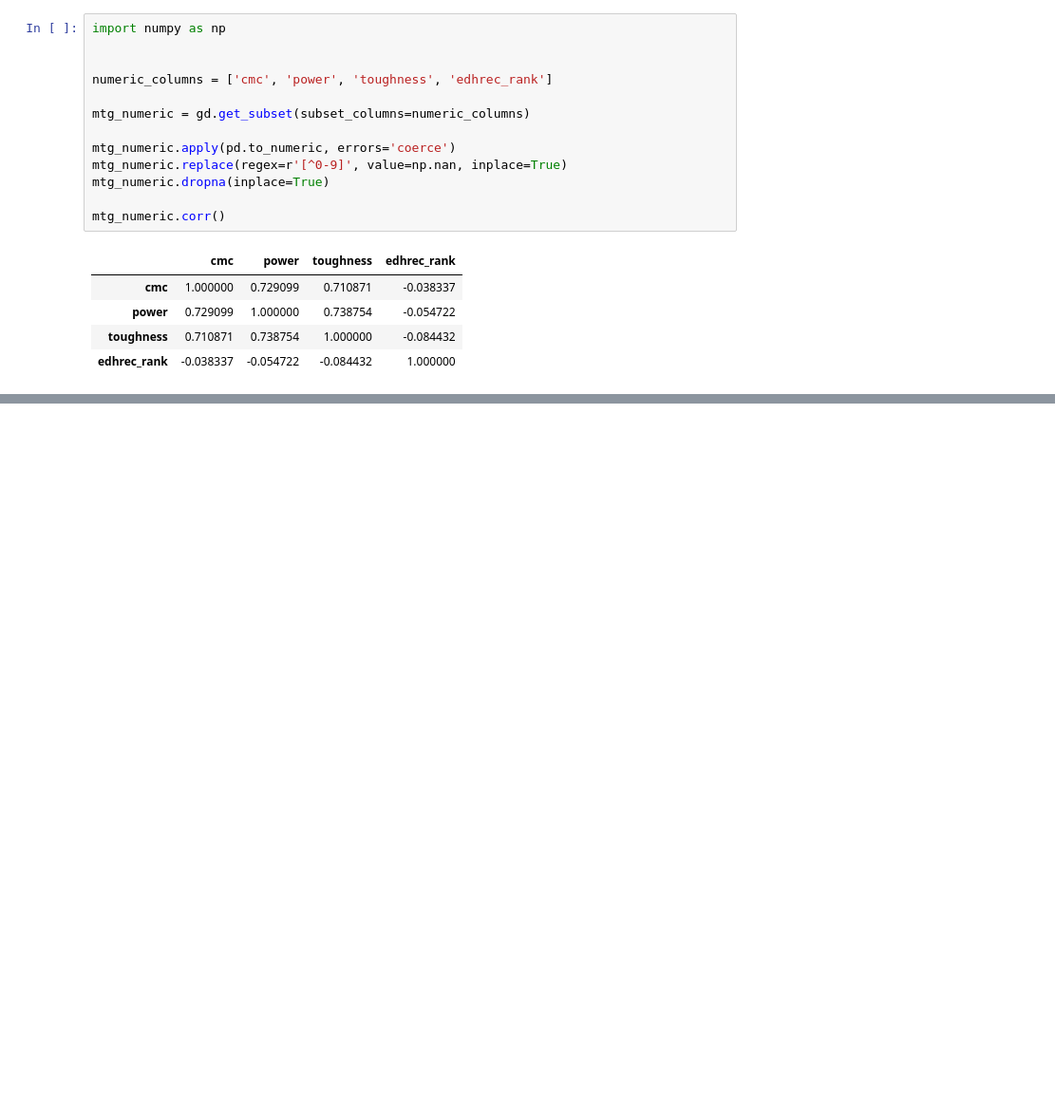
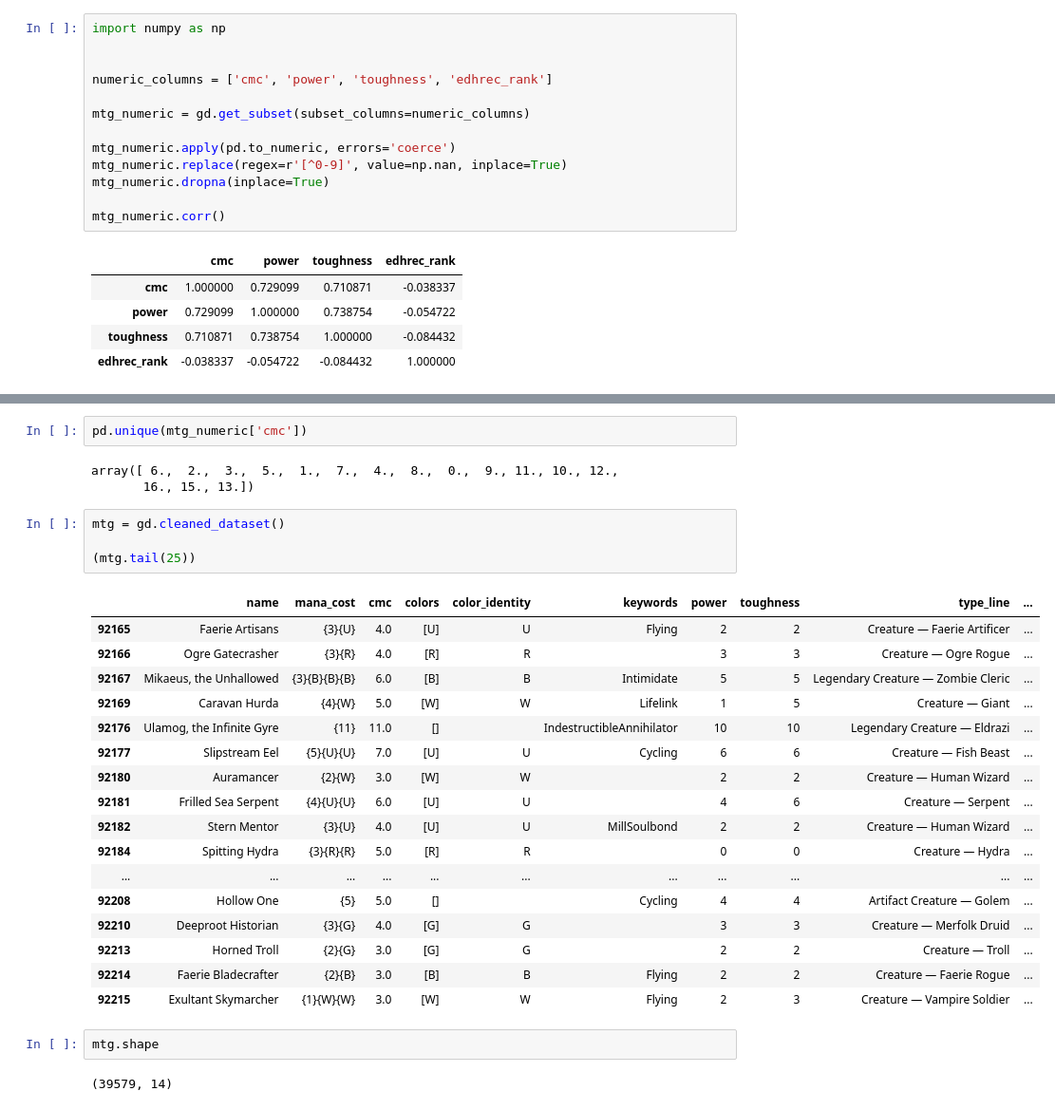
Before and after one commit to brunoopinheiro/ada-data-science-project-ii, a Jupyter notebook: data_consistency_analysis.ipynb, the cells around one changed output, grey strips where cells are left out. Shown at 95% size. Drawn from its saved outputs; the diff is of its cells as text; blank space fills up the shorter version.

```diff
--- a/data_consistency_analysis.ipynb
+++ b/data_consistency_analysis.ipynb
@@ -301,0 +339,31 @@ mtg_numeric.corr()
+# %%
+pd.unique(mtg_numeric['cmc'])
+# %% [output]
+array([ 6.,  2.,  3.,  5.,  1.,  7.,  4.,  8.,  0.,  9., 11., 10., 12.,
+       16., 15., 13.])
+# %%
+mtg = gd.cleaned_dataset()
+
+(mtg.tail(25))
+# %% [output]
+|  | name | mana_cost | cmc | colors | color_identity | keywords | power | toughness | type_line | ... |
+| 92165 | Faerie Artisans | {3}{U} | 4.0 | [U] | U | Flying | 2 | 2 | Creature — Faerie Artificer | ... |
+| 92166 | Ogre Gatecrasher | {3}{R} | 4.0 | [R] | R |  | 3 | 3 | Creature — Ogre Rogue | ... |
+| 92167 | Mikaeus, the Unhallowed | {3}{B}{B}{B} | 6.0 | [B] | B | Intimidate | 5 | 5 | Legendary Creature — Zombie Cleric | ... |
+| 92169 | Caravan Hurda | {4}{W} | 5.0 | [W] | W | Lifelink | 1 | 5 | Creature — Giant | ... |
+| 92176 | Ulamog, the Infinite Gyre | {11} | 11.0 | [] |  | IndestructibleAnnihilator | 10 | 10 | Legendary Creature — Eldrazi | ... |
+| 92177 | Slipstream Eel | {5}{U}{U} | 7.0 | [U] | U | Cycling | 6 | 6 | Creature — Fish Beast | ... |
+| 92180 | Auramancer | {2}{W} | 3.0 | [W] | W |  | 2 | 2 | Creature — Human Wizard | ... |
+| 92181 | Frilled Sea Serpent | {4}{U}{U} | 6.0 | [U] | U |  | 4 | 6 | Creature — Serpent | ... |
+| 92182 | Stern Mentor | {3}{U} | 4.0 | [U] | U | MillSoulbond | 2 | 2 | Creature — Human Wizard | ... |
+| 92184 | Spitting Hydra | {3}{R}{R} | 5.0 | [R] | R |  | 0 | 0 | Creature — Hydra | ... |
+| ... | ... | ... | ... | ... | ... | ... | ... | ... | ... | ... |
+| 92208 | Hollow One | {5} | 5.0 | [] |  | Cycling | 4 | 4 | Artifact Creature — Golem | ... |
+| 92210 | Deeproot Historian | {3}{G} | 4.0 | [G] | G |  | 3 | 3 | Creature — Merfolk Druid | ... |
+| 92213 | Horned Troll | {2}{G} | 3.0 | [G] | G |  | 2 | 2 | Creature — Troll | ... |
+| 92214 | Faerie Bladecrafter | {2}{B} | 3.0 | [B] | B | Flying | 2 | 2 | Creature — Faerie Rogue | ... |
+| 92215 | Exultant Skymarcher | {1}{W}{W} | 3.0 | [W] | W | Flying | 2 | 3 | Creature — Vampire Soldier | ... |
+# %%
+mtg.shape
+# %% [output]
+(39579, 14)
```
Also changed, not shown: parts of 8 cells of this notebook, 2 other files.
